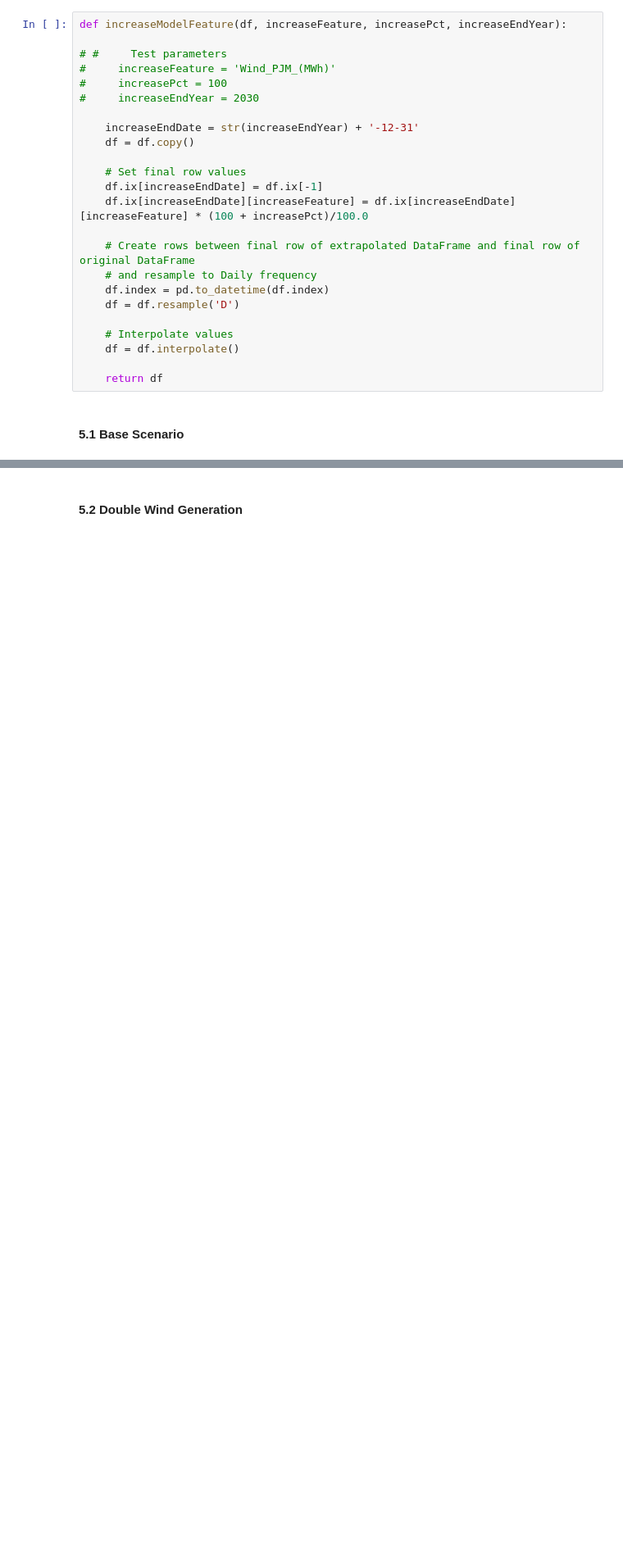
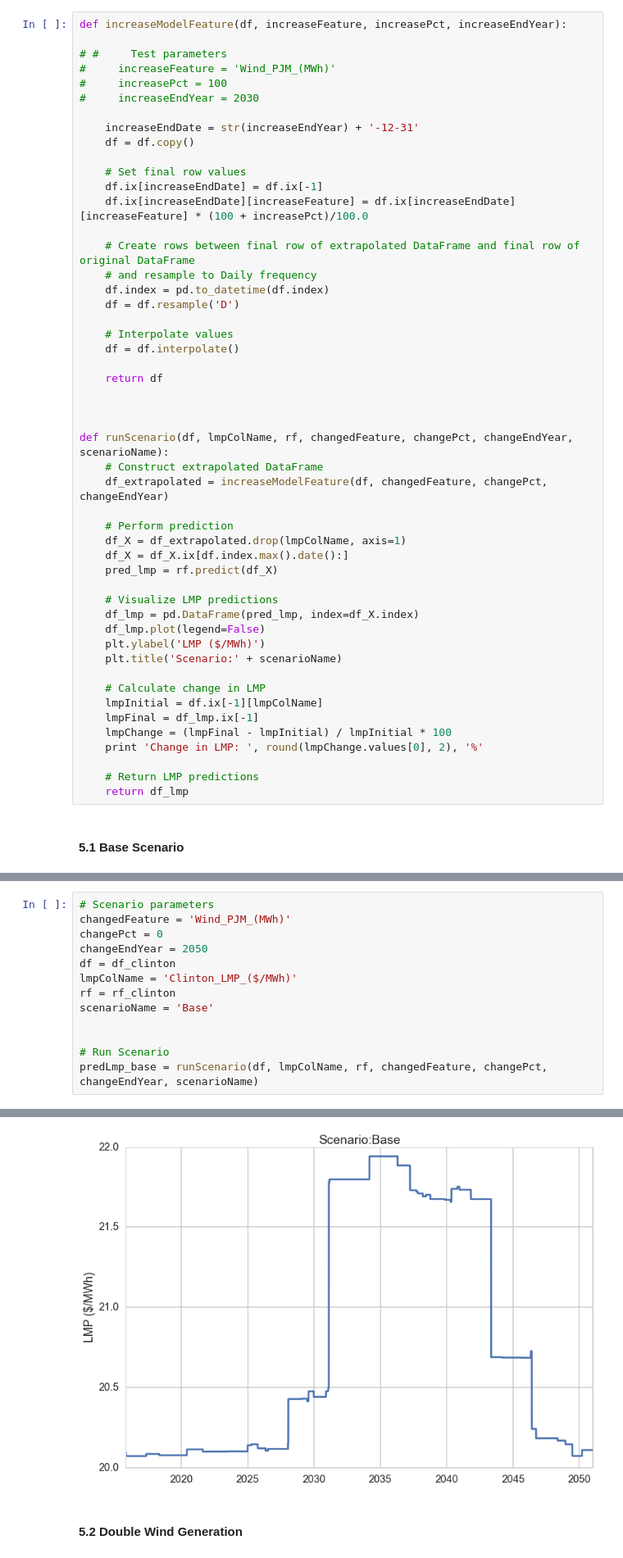
Before and after one commit to dannychua/Electricity-Price-Predictor, a Jupyter notebook: Process Book.ipynb, the cells around one changed output, grey strips where cells are left out. Shown at 82% size. Cells and saved outputs as stored; diff of their text form; blank space fills up the shorter version.

```diff
--- a/Process Book.ipynb
+++ b/Process Book.ipynb
@@ -885,5 +900,31 @@ def increaseModelFeature(df, increaseFeature, increasePct, increaseEndYear):
     df = df.interpolate()
 
     return df
+
+
+
+def runScenario(df, lmpColName, rf, changedFeature, changePct, changeEndYear, scenarioName):
+    # Construct extrapolated DataFrame
+    df_extrapolated = increaseModelFeature(df, changedFeature, changePct, changeEndYear)
+
+    # Perform prediction
+    df_X = df_extrapolated.drop(lmpColName, axis=1)
+    df_X = df_X.ix[df.index.max().date():]
+    pred_lmp = rf.predict(df_X)
+
+    # Visualize LMP predictions
+    df_lmp = pd.DataFrame(pred_lmp, index=df_X.index)
+    df_lmp.plot(legend=False)
+    plt.ylabel('LMP ($/MWh)')
+    plt.title('Scenario:' + scenarioName)
+
+    # Calculate change in LMP
+    lmpInitial = df.ix[-1][lmpColName]
+    lmpFinal = df_lmp.ix[-1]
+    lmpChange = (lmpFinal - lmpInitial) / lmpInitial * 100
+    print 'Change in LMP: ', round(lmpChange.values[0], 2), '%'
+
+    # Return LMP predictions
+    return df_lmp
 # %% [markdown]
 #### 5.1 Base Scenario
@@ -923,0 +931,14 @@ Change in LMP:  0.37 %
+# %%
+# Scenario parameters
+changedFeature = 'Wind_PJM_(MWh)'
+changePct = 0
+changeEndYear = 2050
+df = df_clinton
+lmpColName = 'Clinton_LMP_($/MWh)'
+rf = rf_clinton
+scenarioName = 'Base'
+
+
+# Run Scenario
+predLmp_base = runScenario(df, lmpColName, rf, changedFeature, changePct, changeEndYear, scenarioName)
+# %% [output]
@@ -924,2 +946,3 @@ Change in LMP:  0.37 %
+[figure, added]
 # %% [markdown]
 #### 5.2 Double Wind Generation
```
Also changed, not shown: parts of 13 cells of this notebook.
